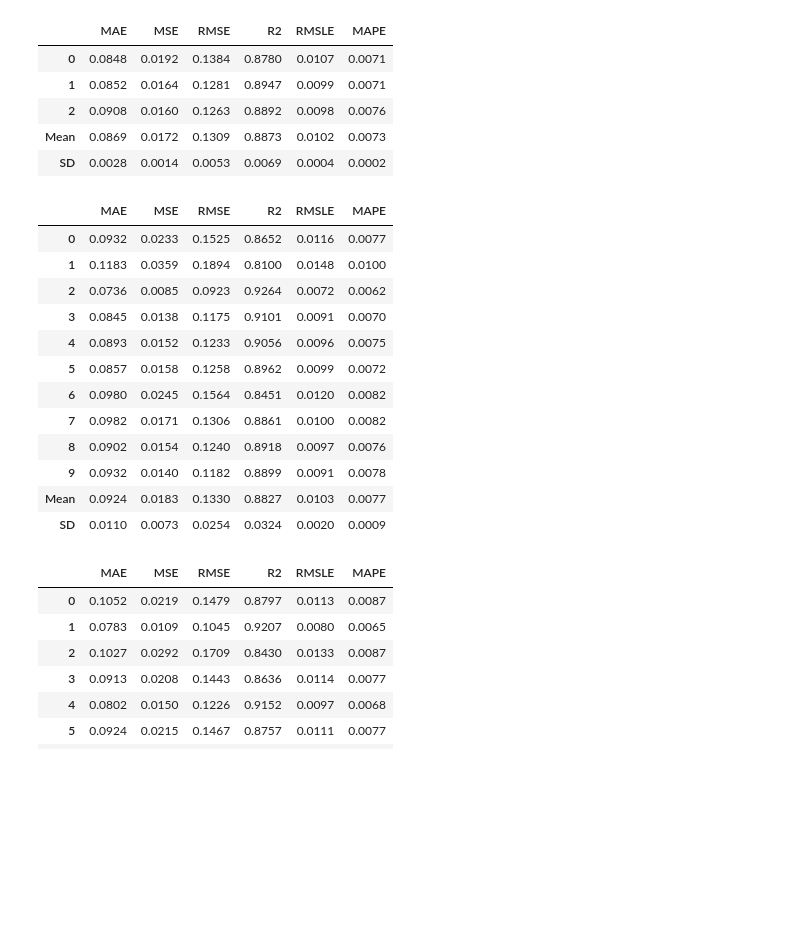
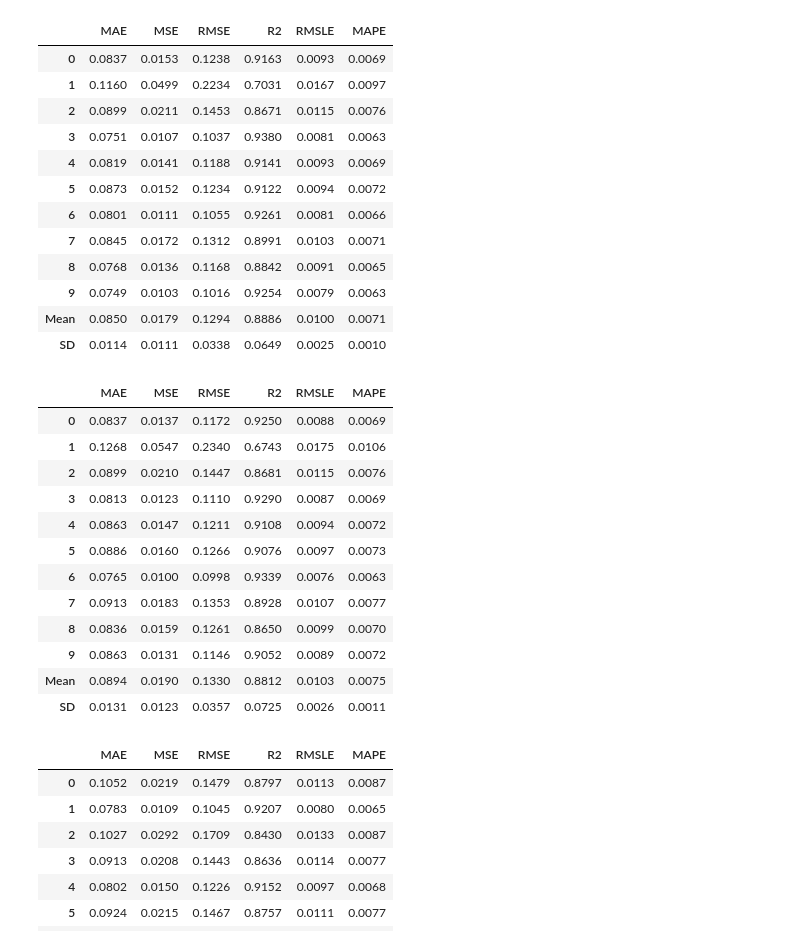
Before and after one commit to ckdanny/kaggle-competition, a Jupyter notebook: house-price-prediction/modeling.ipynb, the cells around one changed output. Saved outputs shown, nothing was run; the diff lists cells and outputs as text; code cells hidden in the pictures; blank space fills up the shorter version.

```diff
--- a/house-price-prediction/modeling.ipynb
+++ b/house-price-prediction/modeling.ipynb
@@ -139,30 +142,37 @@ Setup Succesfully Completed.
 | 41 | Interaction Threshold | None |
 # %%
 # best = compare_models(sort = 'RMSE', n_select = 5, fold=3) #default is 'R2'
-model = create_model('catboost', fold = 3)
+model = create_model('catboost', fold = 10)
 # %% [output]
 |  | MAE | MSE | RMSE | R2 | RMSLE | MAPE |
-| 0 | 0.0848 | 0.0192 | 0.1384 | 0.8780 | 0.0107 | 0.0071 |
-| 1 | 0.0852 | 0.0164 | 0.1281 | 0.8947 | 0.0099 | 0.0071 |
-| 2 | 0.0908 | 0.0160 | 0.1263 | 0.8892 | 0.0098 | 0.0076 |
-| Mean | 0.0869 | 0.0172 | 0.1309 | 0.8873 | 0.0102 | 0.0073 |
-| SD | 0.0028 | 0.0014 | 0.0053 | 0.0069 | 0.0004 | 0.0002 |
+| 0 | 0.0837 | 0.0153 | 0.1238 | 0.9163 | 0.0093 | 0.0069 |
+| 1 | 0.1160 | 0.0499 | 0.2234 | 0.7031 | 0.0167 | 0.0097 |
+| 2 | 0.0899 | 0.0211 | 0.1453 | 0.8671 | 0.0115 | 0.0076 |
+| 3 | 0.0751 | 0.0107 | 0.1037 | 0.9380 | 0.0081 | 0.0063 |
+| 4 | 0.0819 | 0.0141 | 0.1188 | 0.9141 | 0.0093 | 0.0069 |
+| 5 | 0.0873 | 0.0152 | 0.1234 | 0.9122 | 0.0094 | 0.0072 |
+| 6 | 0.0801 | 0.0111 | 0.1055 | 0.9261 | 0.0081 | 0.0066 |
+| 7 | 0.0845 | 0.0172 | 0.1312 | 0.8991 | 0.0103 | 0.0071 |
+| 8 | 0.0768 | 0.0136 | 0.1168 | 0.8842 | 0.0091 | 0.0065 |
+| 9 | 0.0749 | 0.0103 | 0.1016 | 0.9254 | 0.0079 | 0.0063 |
+| Mean | 0.0850 | 0.0179 | 0.1294 | 0.8886 | 0.0100 | 0.0071 |
+| SD | 0.0114 | 0.0111 | 0.0338 | 0.0649 | 0.0025 | 0.0010 |
 # %%
 tuned_catboost = tune_model(model, optimize = 'RMSE', fold = 10)
 # %% [output]
 |  | MAE | MSE | RMSE | R2 | RMSLE | MAPE |
-| 0 | 0.0932 | 0.0233 | 0.1525 | 0.8652 | 0.0116 | 0.0077 |
-| 1 | 0.1183 | 0.0359 | 0.1894 | 0.8100 | 0.0148 | 0.0100 |
-| 2 | 0.0736 | 0.0085 | 0.0923 | 0.9264 | 0.0072 | 0.0062 |
-| 3 | 0.0845 | 0.0138 | 0.1175 | 0.9101 | 0.0091 | 0.0070 |
-| 4 | 0.0893 | 0.0152 | 0.1233 | 0.9056 | 0.0096 | 0.0075 |
-| 5 | 0.0857 | 0.0158 | 0.1258 | 0.8962 | 0.0099 | 0.0072 |
-| 6 | 0.0980 | 0.0245 | 0.1564 | 0.8451 | 0.0120 | 0.0082 |
-| 7 | 0.0982 | 0.0171 | 0.1306 | 0.8861 | 0.0100 | 0.0082 |
-| 8 | 0.0902 | 0.0154 | 0.1240 | 0.8918 | 0.0097 | 0.0076 |
-| 9 | 0.0932 | 0.0140 | 0.1182 | 0.8899 | 0.0091 | 0.0078 |
-| Mean | 0.0924 | 0.0183 | 0.1330 | 0.8827 | 0.0103 | 0.0077 |
-| SD | 0.0110 | 0.0073 | 0.0254 | 0.0324 | 0.0020 | 0.0009 |
+| 0 | 0.0837 | 0.0137 | 0.1172 | 0.9250 | 0.0088 | 0.0069 |
+| 1 | 0.1268 | 0.0547 | 0.2340 | 0.6743 | 0.0175 | 0.0106 |
+| 2 | 0.0899 | 0.0210 | 0.1447 | 0.8681 | 0.0115 | 0.0076 |
+| 3 | 0.0813 | 0.0123 | 0.1110 | 0.9290 | 0.0087 | 0.0069 |
+| 4 | 0.0863 | 0.0147 | 0.1211 | 0.9108 | 0.0094 | 0.0072 |
+| 5 | 0.0886 | 0.0160 | 0.1266 | 0.9076 | 0.0097 | 0.0073 |
+| 6 | 0.0765 | 0.0100 | 0.0998 | 0.9339 | 0.0076 | 0.0063 |
+| 7 | 0.0913 | 0.0183 | 0.1353 | 0.8928 | 0.0107 | 0.0077 |
+| 8 | 0.0836 | 0.0159 | 0.1261 | 0.8650 | 0.0099 | 0.0070 |
+| 9 | 0.0863 | 0.0131 | 0.1146 | 0.9052 | 0.0089 | 0.0072 |
+| Mean | 0.0894 | 0.0190 | 0.1330 | 0.8812 | 0.0103 | 0.0075 |
+| SD | 0.0131 | 0.0123 | 0.0357 | 0.0725 | 0.0026 | 0.0011 |
 # %%
 buit_model = tuned_catboost
 prediction = predict_model(buit_model, data = df[1460:])
```
Also changed, not shown: parts of 2 cells of this notebook, 5 other files.
